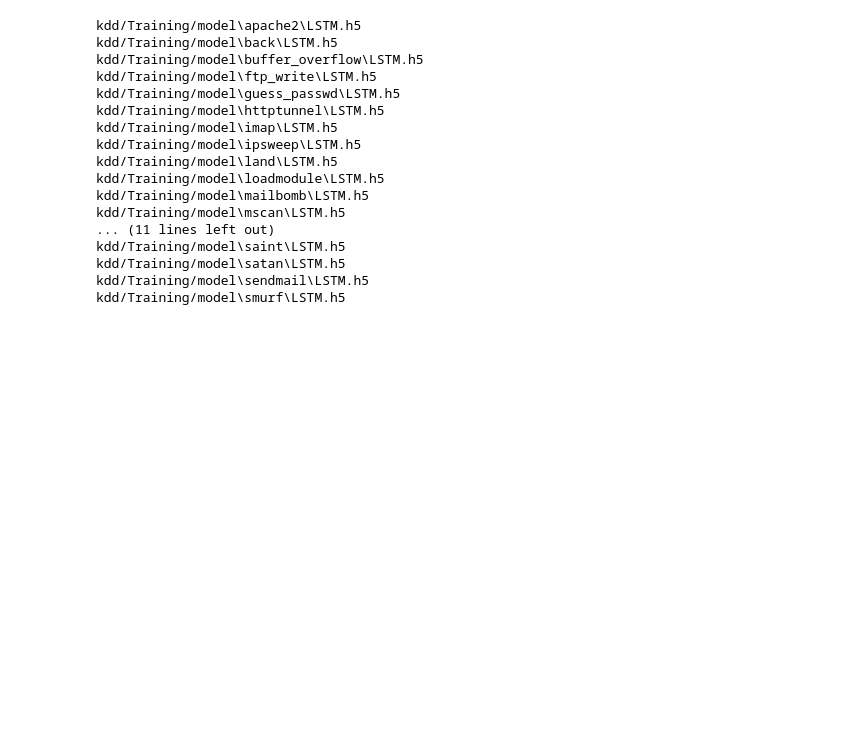
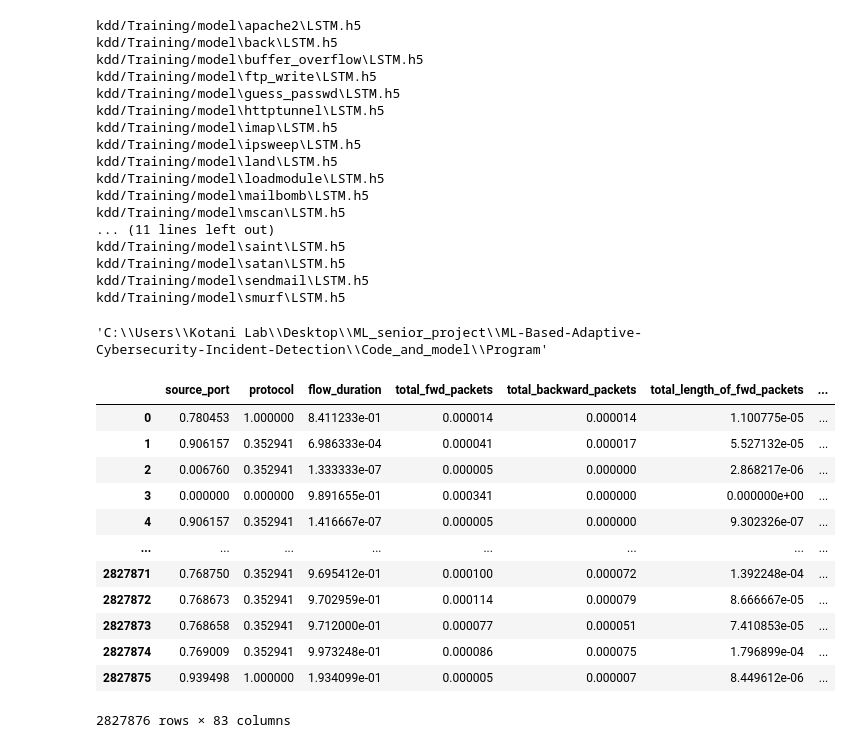
Before and after one commit to punyawat-jar/ML-Based-Adaptive-Cybersecurity-Incident-Detection, a Jupyter notebook: Code_and_model/Program/temp.ipynb, the cells around one changed output. Saved outputs shown, nothing was run; the diff lists cells and outputs as text; code cells hidden in the pictures; blank space fills up the shorter version.

Commit message:
Done testing CIC models

```diff
--- a/Code_and_model/Program/temp.ipynb
+++ b/Code_and_model/Program/temp.ipynb
@@ -301,4 +301,26 @@ from keras.models import load_model
 # %%
 model = load_model('kdd/Training/model\land\LSTM.h5')
 # %%
-model
+import pandas as pd
+import os
+os.getcwd()
+# %% [output]
+'C:\\Users\\Kotani Lab\\Desktop\\ML_senior_project\\ML-Based-Adaptive-Cybersecurity-Incident-Detection\\Code_and_model\\Program'
+# %%
+df = pd.read_csv('./cic/CIC_IDS2017.csv')
+# %%
+df
+# %% [output]
+|  | source_port | protocol | flow_duration | total_fwd_packets | total_backward_packets | total_length_of_fwd_packets | ... |
+| 0 | 0.780453 | 1.000000 | 8.411233e-01 | 0.000014 | 0.000014 | 1.100775e-05 | ... |
+| 1 | 0.906157 | 0.352941 | 6.986333e-04 | 0.000041 | 0.000017 | 5.527132e-05 | ... |
+| 2 | 0.006760 | 0.352941 | 1.333333e-07 | 0.000005 | 0.000000 | 2.868217e-06 | ... |
+| 3 | 0.000000 | 0.000000 | 9.891655e-01 | 0.000341 | 0.000000 | 0.000000e+00 | ... |
+| 4 | 0.906157 | 0.352941 | 1.416667e-07 | 0.000005 | 0.000000 | 9.302326e-07 | ... |
+| ... | ... | ... | ... | ... | ... | ... | ... |
+| 2827871 | 0.768750 | 0.352941 | 9.695412e-01 | 0.000100 | 0.000072 | 1.392248e-04 | ... |
+| 2827872 | 0.768673 | 0.352941 | 9.702959e-01 | 0.000114 | 0.000079 | 8.666667e-05 | ... |
+| 2827873 | 0.768658 | 0.352941 | 9.712000e-01 | 0.000077 | 0.000051 | 7.410853e-05 | ... |
+| 2827874 | 0.769009 | 0.352941 | 9.973248e-01 | 0.000086 | 0.000075 | 1.796899e-04 | ... |
+| 2827875 | 0.939498 | 1.000000 | 1.934099e-01 | 0.000005 | 0.000007 | 8.449612e-06 | ... |
+2827876 rows × 83 columns
```
Also changed, not shown: parts of 5 cells of this notebook, 3 other files.
